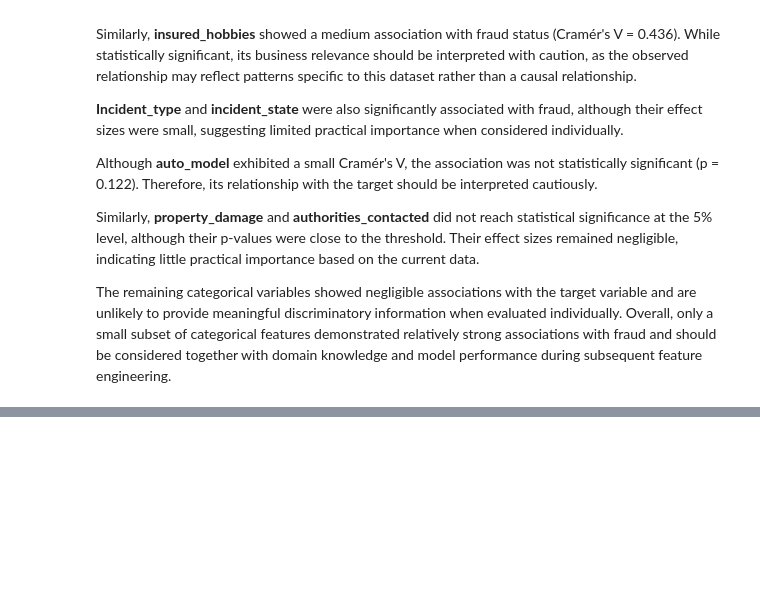
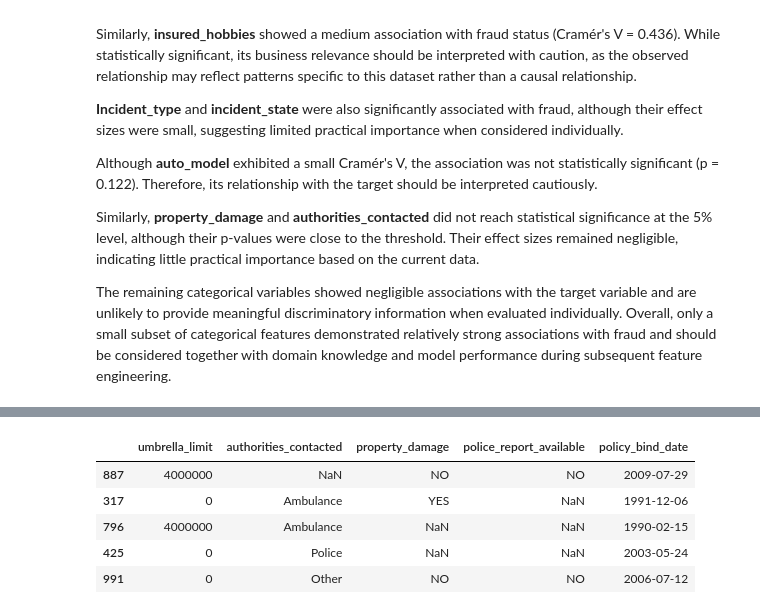
Before and after one commit to SevilFundaPolat/insurance-fraud-detection, a Jupyter notebook: notebooks/IC-an-Sevil.ipynb, the cells around one changed output, grey strips where cells are left out. Saved outputs shown, nothing was run; the diff lists cells and outputs as text; code cells hidden in the pictures; blank space fills up the shorter version.

Commit message:
Complete Step 5 preprocessing and feature engineering

```diff
--- a/notebooks/IC-an-Sevil.ipynb
+++ b/notebooks/IC-an-Sevil.ipynb
@@ -2222,0 +2241,19 @@ The remaining categorical variables showed negligible associations with the targ
+# %%
+# Variables requiring preprocessing
+
+variables_to_check = [
+    "umbrella_limit",
+    "authorities_contacted",
+    "property_damage",
+    "police_report_available",
+    "policy_bind_date"
+]
+
+X_train[variables_to_check].head()
+# %% [output]
+|  | umbrella_limit | authorities_contacted | property_damage | police_report_available | policy_bind_date |
+| 887 | 4000000 | NaN | NO | NO | 2009-07-29 |
+| 317 | 0 | Ambulance | YES | NaN | 1991-12-06 |
+| 796 | 4000000 | Ambulance | NaN | NaN | 1990-02-15 |
+| 425 | 0 | Police | NaN | NaN | 2003-05-24 |
+| 991 | 0 | Other | NO | NO | 2006-07-12 |
```
Also changed, not shown: parts of 32 cells of this notebook.
